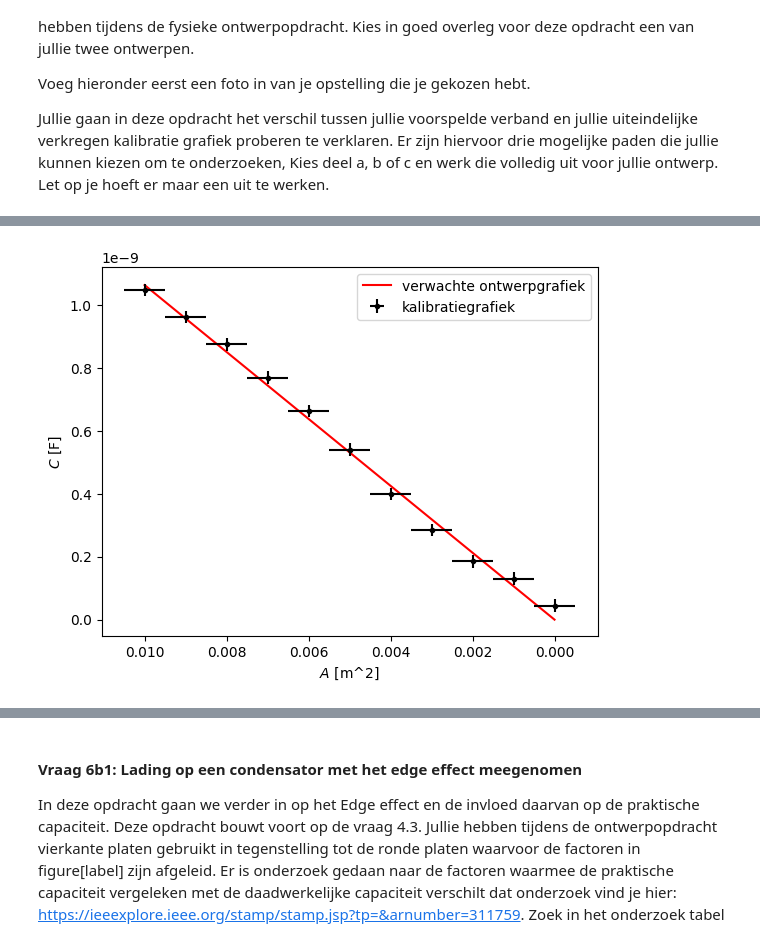
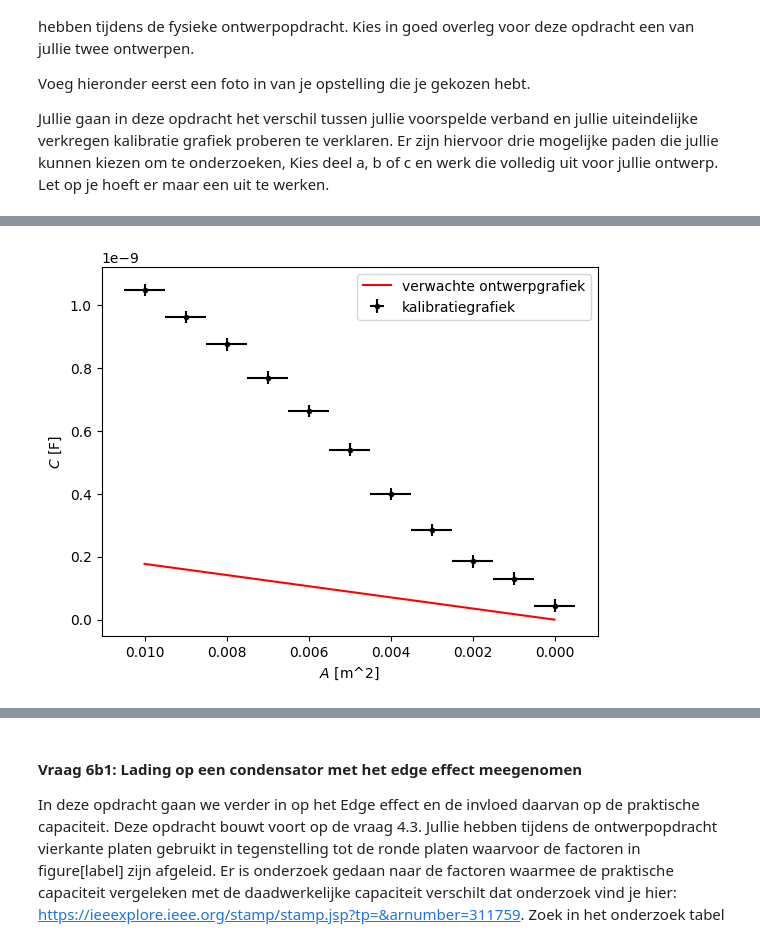
Before and after one commit to Caaldering/opdrachten-DEF-D_CA, a Jupyter notebook: DigitaleOntwerpopdrachten/1CondensatorOpdracht/CondensatorOntwerpopdracht.ipynb, the cells around one changed output, grey strips where cells are left out. Cells and saved outputs as stored; diff of their text form; code cells hidden in the pictures.

```diff
--- a/DigitaleOntwerpopdrachten/1CondensatorOpdracht/CondensatorOntwerpopdracht.ipynb
+++ b/DigitaleOntwerpopdrachten/1CondensatorOpdracht/CondensatorOntwerpopdracht.ipynb
@@ -907,32 +906,32 @@ Jullie gaan in deze opdracht het verschil tussen jullie voorspelde verband en ju
 import numpy as np
 import matplotlib.pyplot as plt
 
 # Schrijf hier een python functie die de capaciteit van een plaatcondensator uitrekent. Zorg dat de functie
 # als input de ontwerpparameters van de vlakke plaat formule accepteert (oppervlakte, afstand en diëlektrische
 # constante) en als output de capaciteit van de vlakke plaat condensator met die ontwerpparameters.
 # Je gaat deze formule de rest van de dag gebruiken: controleer hem goed!
 epsilon0 = 8.854e-12
 
 def vlakkeplaat(epsilonr,A,d):
     C = (epsilon0 * epsilonr * A) / d     # Afstand tussen de twee platen << oppervlakte A platen.
     return C
 
 A_kal = np.array([0.1,0.09,0.08,0.07,0.06,0.05,0.04,0.03,0.02,0.01,0])*0.1
 C_kal = np.array([1047,960.5,874,768,662,540,399,285,185,130,44])*1e-12
 
 A_var = np.linspace(0.01,0,1000) # (m^2) afnemend oppervlakte van 0.01 naar 0.
 
 A = 0.01   # (m^2) oppervlakte platen
 d = 0.001   # (m) afstand tussen de platen
 epsilonr_karton = 2   # (F/m) permittiviteit van karton (stof tussen de platen)
 
 plt.figure()
-plt.plot(A_var, 6*vlakkeplaat(epsilonr_karton,A_var,d), "r-", label = "verwachte ontwerpgrafiek")
+plt.plot(A_var, vlakkeplaat(epsilonr_karton,A_var,d), "r-", label = "verwachte ontwerpgrafiek")
 plt.errorbar(A_kal, C_kal, xerr=0.0005, yerr=2e-11, fmt = "k.", label = "kalibratiegrafiek")
 plt.xlabel("$A$ [m^2]")
 plt.ylabel("$C$ [F]")
 plt.legend()
 plt.gca().invert_xaxis()
 plt.show()
 # %% [output]
-[figure, old version]
+[figure, new version]
```
Also changed, not shown: parts of 15 cells of this notebook.
